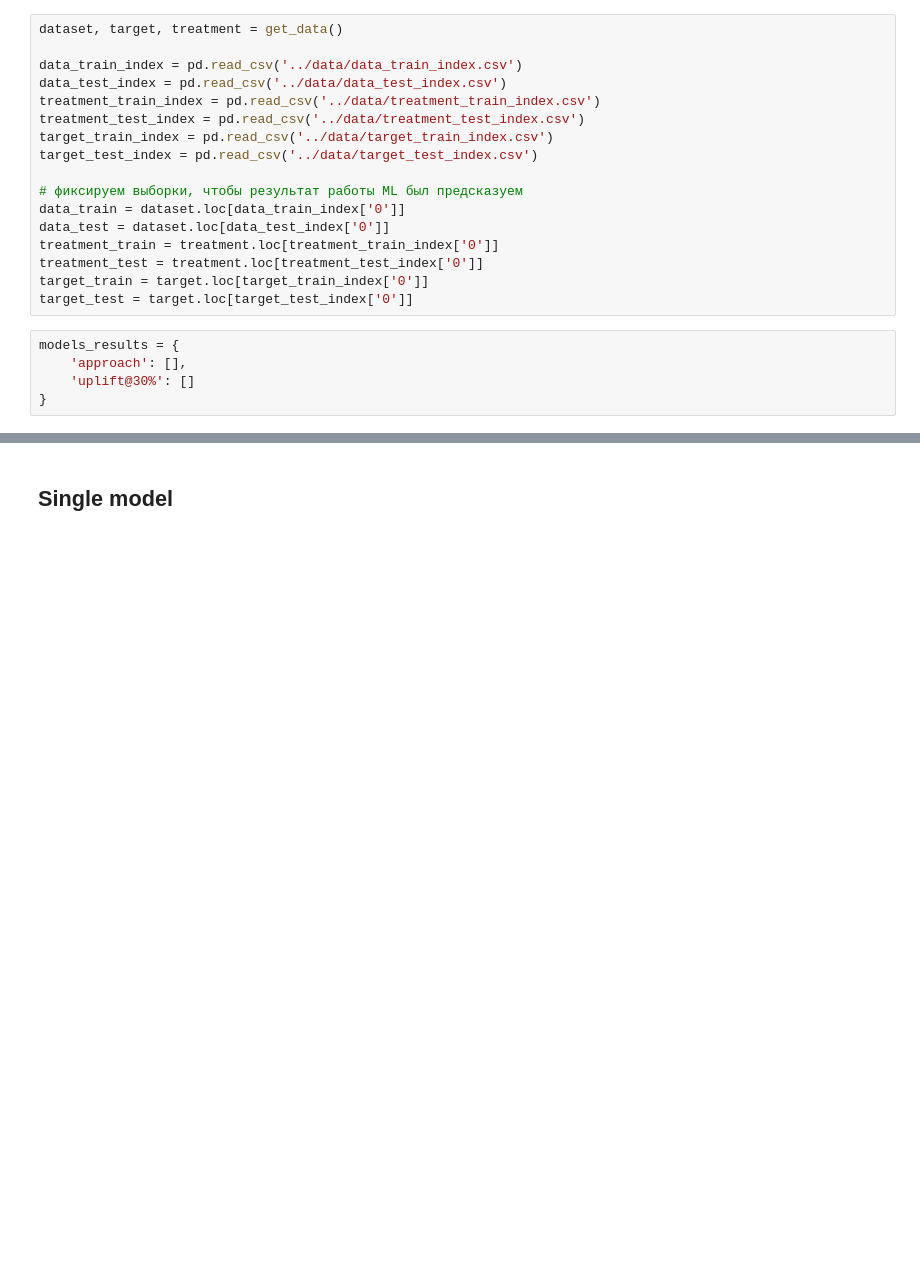
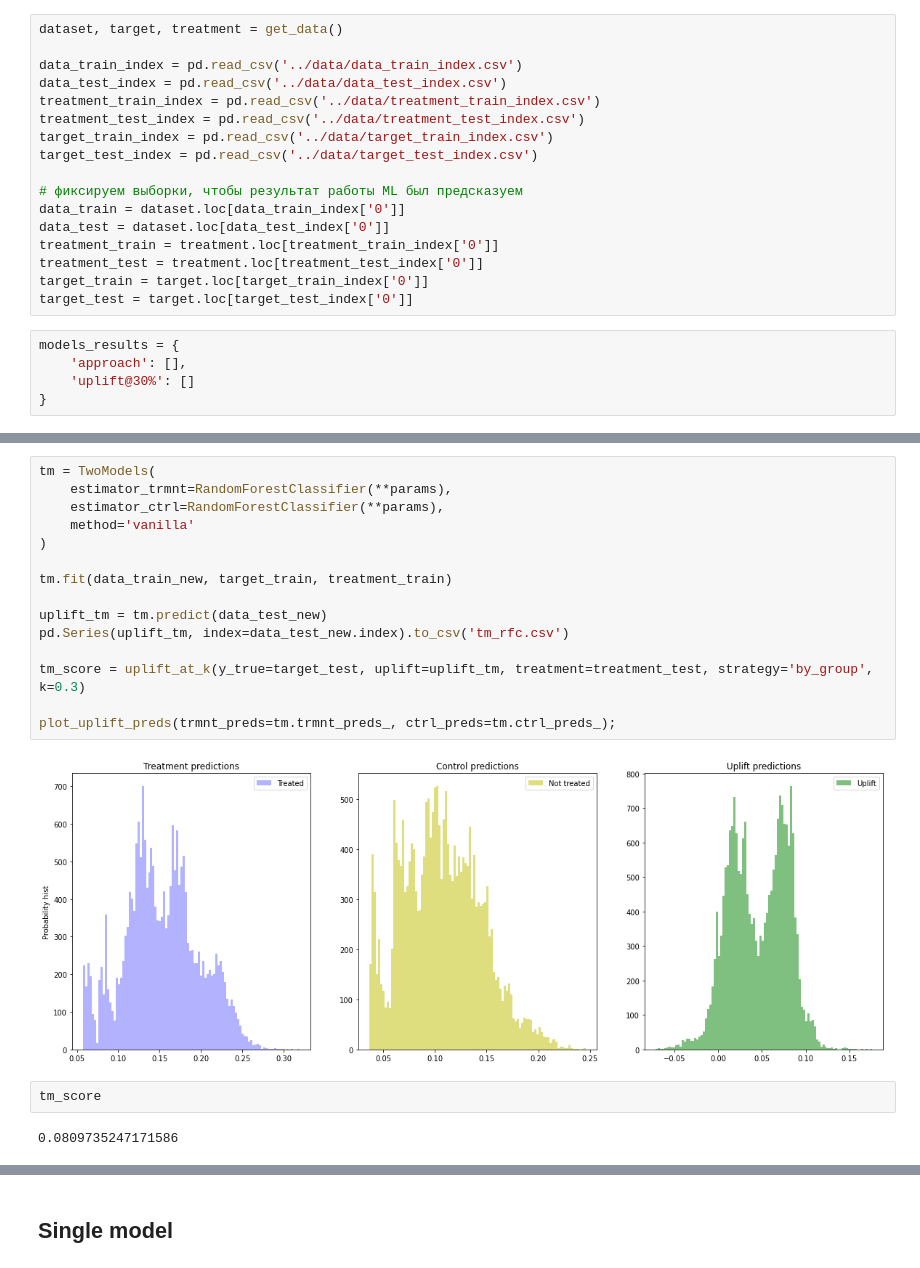
Before and after one commit to versus666jzx/uplift_lab, a Jupyter notebook: src/test.ipynb, the cells around one changed output, grey strips where cells are left out. Saved outputs shown, nothing was run; the diff lists cells and outputs as text; blank space fills up the shorter version.

```diff
--- a/src/test.ipynb
+++ b/src/test.ipynb
@@ -47,0 +134,21 @@ models_results = {
+# %%
+tm = TwoModels(
+    estimator_trmnt=RandomForestClassifier(**params),
+    estimator_ctrl=RandomForestClassifier(**params),
+    method='vanilla'
+)
+
+tm.fit(data_train_new, target_train, treatment_train)
+
+uplift_tm = tm.predict(data_test_new)
+pd.Series(uplift_tm, index=data_test_new.index).to_csv('tm_rfc.csv')
+
+tm_score = uplift_at_k(y_true=target_test, uplift=uplift_tm, treatment=treatment_test, strategy='by_group', k=0.3)
+
+plot_uplift_preds(trmnt_preds=tm.trmnt_preds_, ctrl_preds=tm.ctrl_preds_);
+# %% [output]
+[figure, added]
+# %%
+tm_score
+# %% [output]
+0.0809735247171586
```
Also changed, not shown: parts of 30 cells of this notebook, 7 other files.
